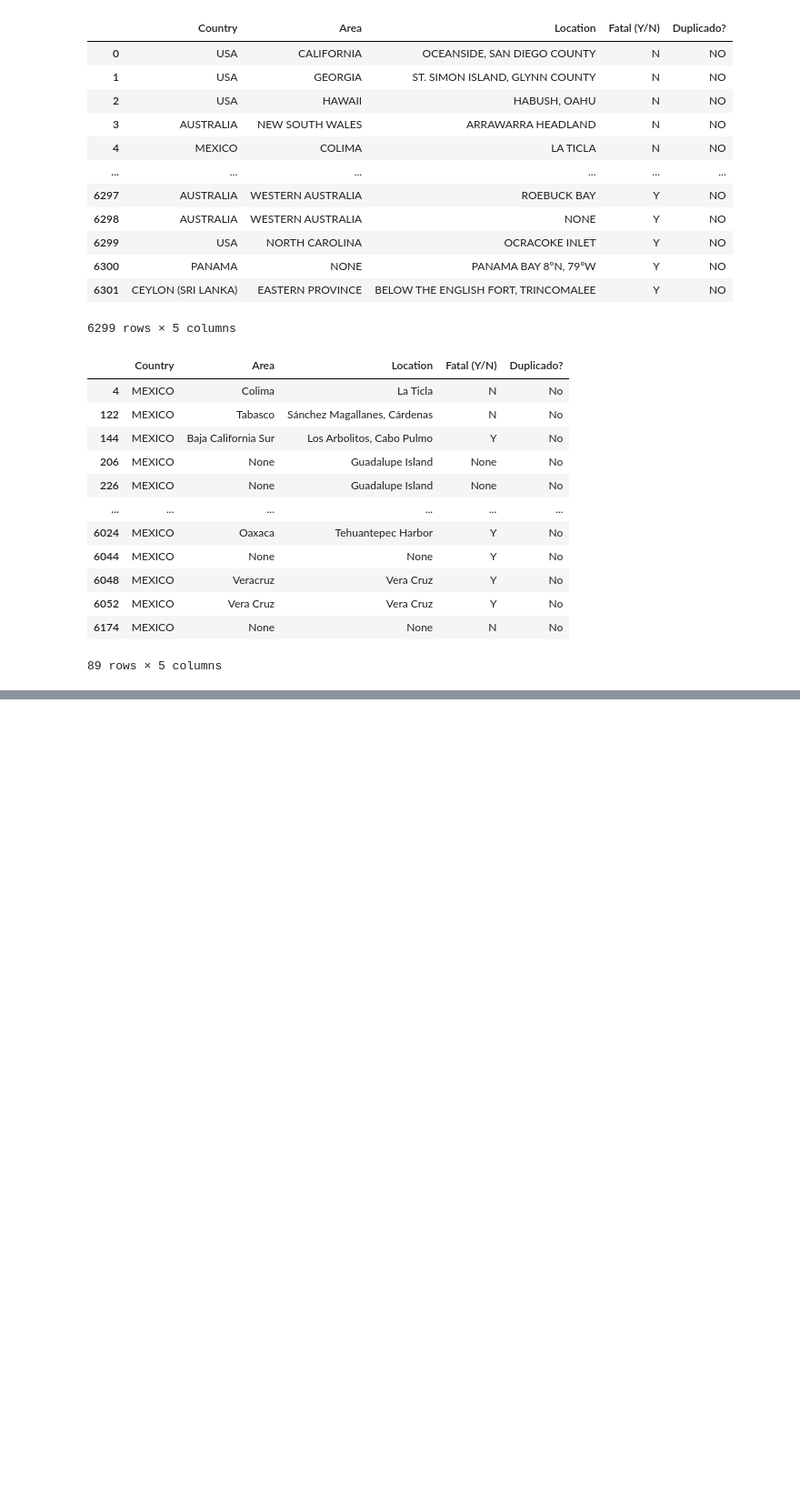
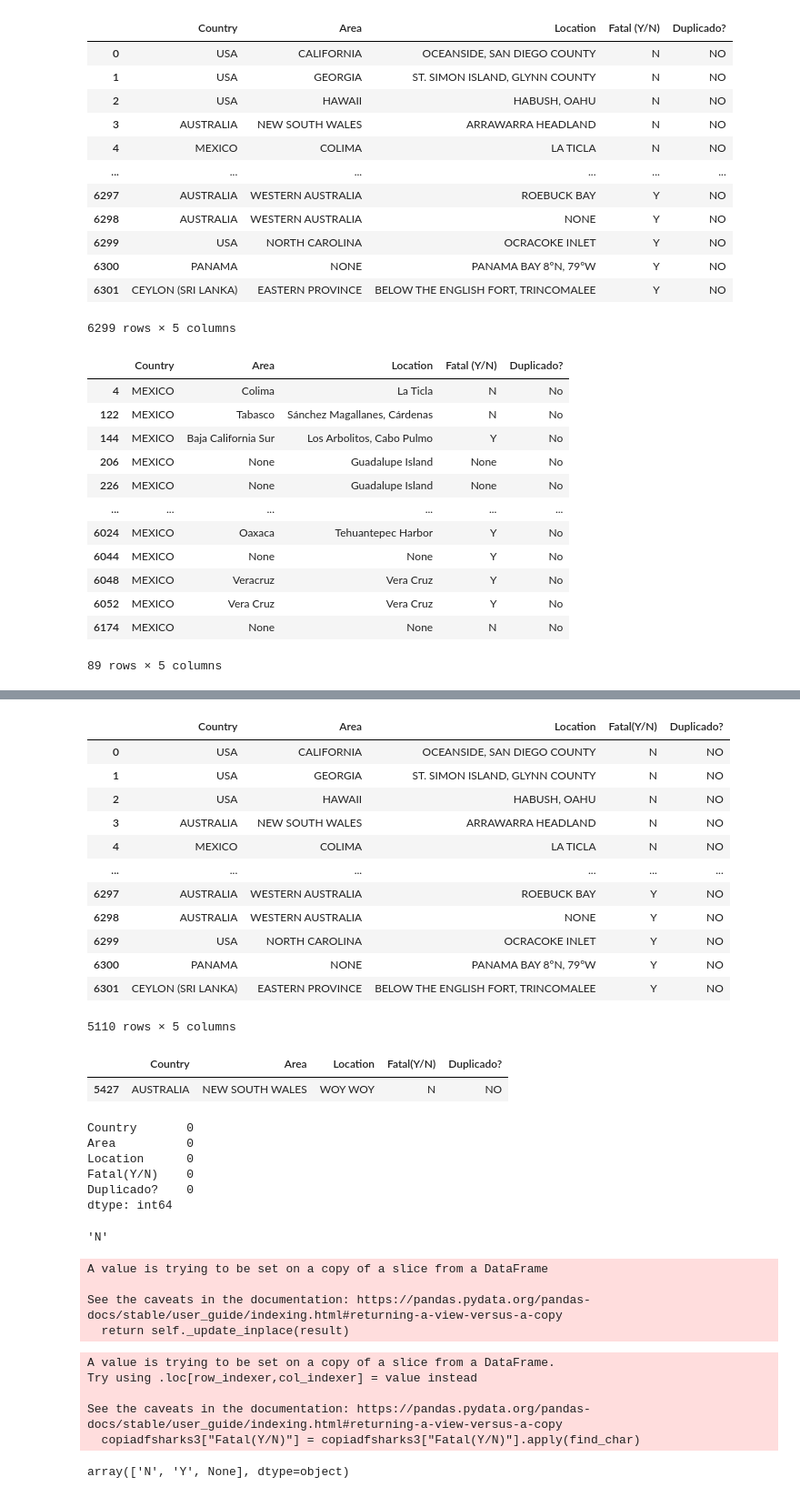
Before and after one commit to Sergio-1980/First_Project_Shark, a Jupyter notebook: pruebas_codigo_2.ipynb, the cells around one changed output, grey strips where cells are left out. Shown at 91% size. Saved outputs shown, nothing was run; the diff lists cells and outputs as text; code cells hidden in the pictures; blank space fills up the shorter version.

```diff
--- a/pruebas_codigo_2.ipynb
+++ b/pruebas_codigo_2.ipynb
@@ -199,0 +217,67 @@ df_sharks_paises_fallecidos[(df_sharks_paises_fallecidos.Country == "MEXICO")]
+# %%
+copiadfsharks3.columns = copiadfsharks3.columns.str.replace(' ', '')
+# %%
+copiadfsharks3
+# %% [output]
+|  | Country | Area | Location | Fatal(Y/N) | Duplicado? |
+| 0 | USA | CALIFORNIA | OCEANSIDE, SAN DIEGO COUNTY | N | NO |
+| 1 | USA | GEORGIA | ST. SIMON ISLAND, GLYNN COUNTY | N | NO |
+| 2 | USA | HAWAII | HABUSH, OAHU | N | NO |
+| 3 | AUSTRALIA | NEW SOUTH WALES | ARRAWARRA HEADLAND | N | NO |
+| 4 | MEXICO | COLIMA | LA TICLA | N | NO |
+| ... | ... | ... | ... | ... | ... |
+| 6297 | AUSTRALIA | WESTERN AUSTRALIA | ROEBUCK BAY | Y | NO |
+| 6298 | AUSTRALIA | WESTERN AUSTRALIA | NONE | Y | NO |
+| 6299 | USA | NORTH CAROLINA | OCRACOKE INLET | Y | NO |
+| 6300 | PANAMA | NONE | PANAMA BAY 8ºN, 79ºW | Y | NO |
+| 6301 | CEYLON (SRI LANKA) | EASTERN PROVINCE | BELOW THE ENGLISH FORT, TRINCOMALEE | Y | NO |
+5110 rows × 5 columns
+# %%
+copiadfsharks3[(copiadfsharks3["Fatal(Y/N)"] == "N ")]
+# %% [output]
+|  | Country | Area | Location | Fatal(Y/N) | Duplicado? |
+| 5427 | AUSTRALIA | NEW SOUTH WALES | WOY WOY | N | NO |
+# %%
+copiadfsharks3.isnull().sum()
+# %% [output]
+Country       0
+Area          0
+Location      0
+Fatal(Y/N)    0
+Duplicado?    0
+dtype: int64
+# %%
+import re
+
+def find_char(x):
+    if re.match("N",x) != None:
+        a = re.match("N",x).group(0)
+        return a
+    elif re.match("Y",x) != None:
+        y = re.match("Y",x).group(0)
+        return y
+    else:
+        return None
+
+find_char(copiadfsharks3["Fatal(Y/N)"][0])
+# %% [output]
+'N'
+# %%
+copiadfsharks3["Fatal(Y/N)"].replace(np.nan, "None", inplace=True)
+# %% [output]
+A value is trying to be set on a copy of a slice from a DataFrame
+
+See the caveats in the documentation: https://pandas.pydata.org/pandas-docs/stable/user_guide/indexing.html#returning-a-view-versus-a-copy
+  return self._update_inplace(result)
+# %%
+copiadfsharks3["Fatal(Y/N)"] = copiadfsharks3["Fatal(Y/N)"].apply(find_char)
+# %% [output]
+A value is trying to be set on a copy of a slice from a DataFrame.
+Try using .loc[row_indexer,col_indexer] = value instead
+
+See the caveats in the documentation: https://pandas.pydata.org/pandas-docs/stable/user_guide/indexing.html#returning-a-view-versus-a-copy
+  copiadfsharks3["Fatal(Y/N)"] = copiadfsharks3["Fatal(Y/N)"].apply(find_char)
+# %%
+copiadfsharks3["Fatal(Y/N)"].unique()
+# %% [output]
+array(['N', 'Y', None], dtype=object)
```
Also changed, not shown: parts of 24 cells of this notebook, 1 other file.
